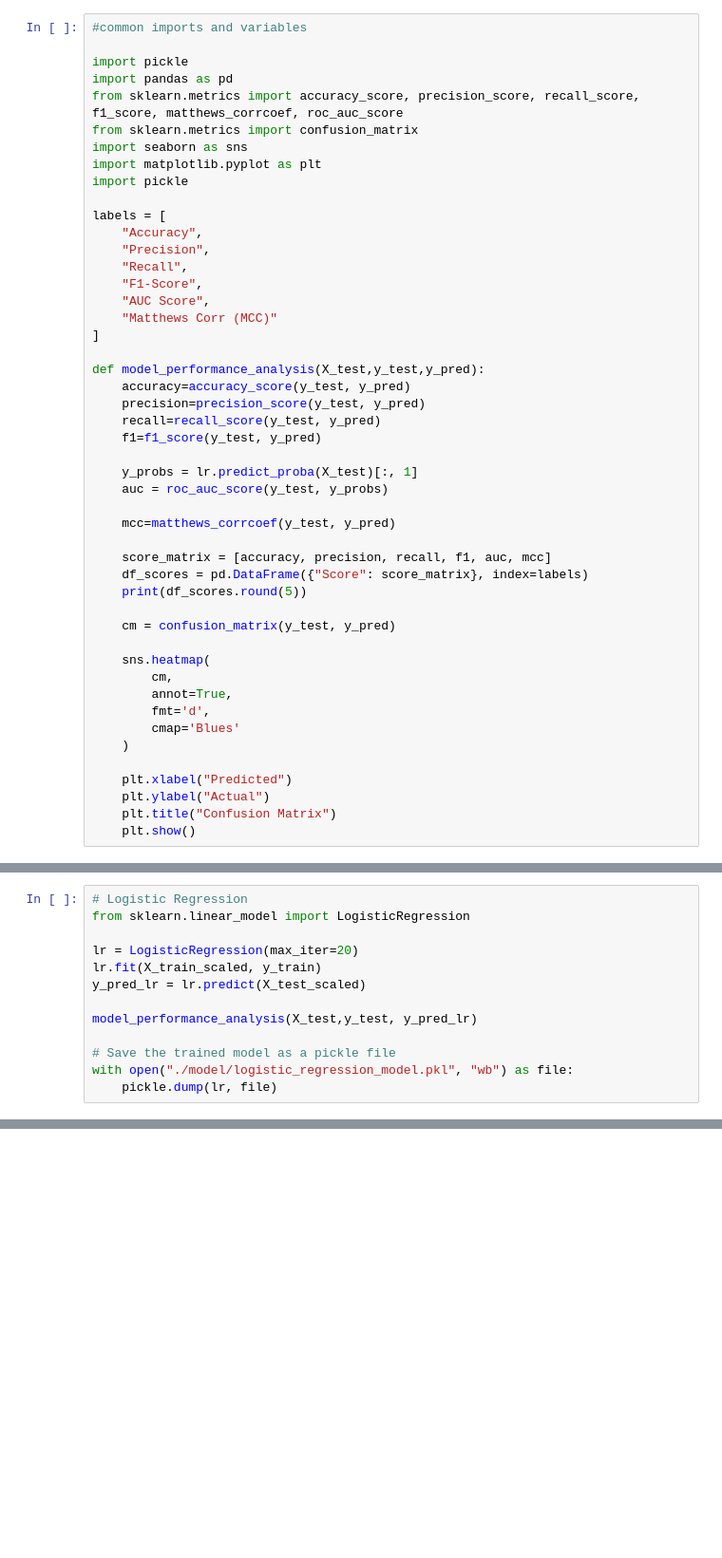
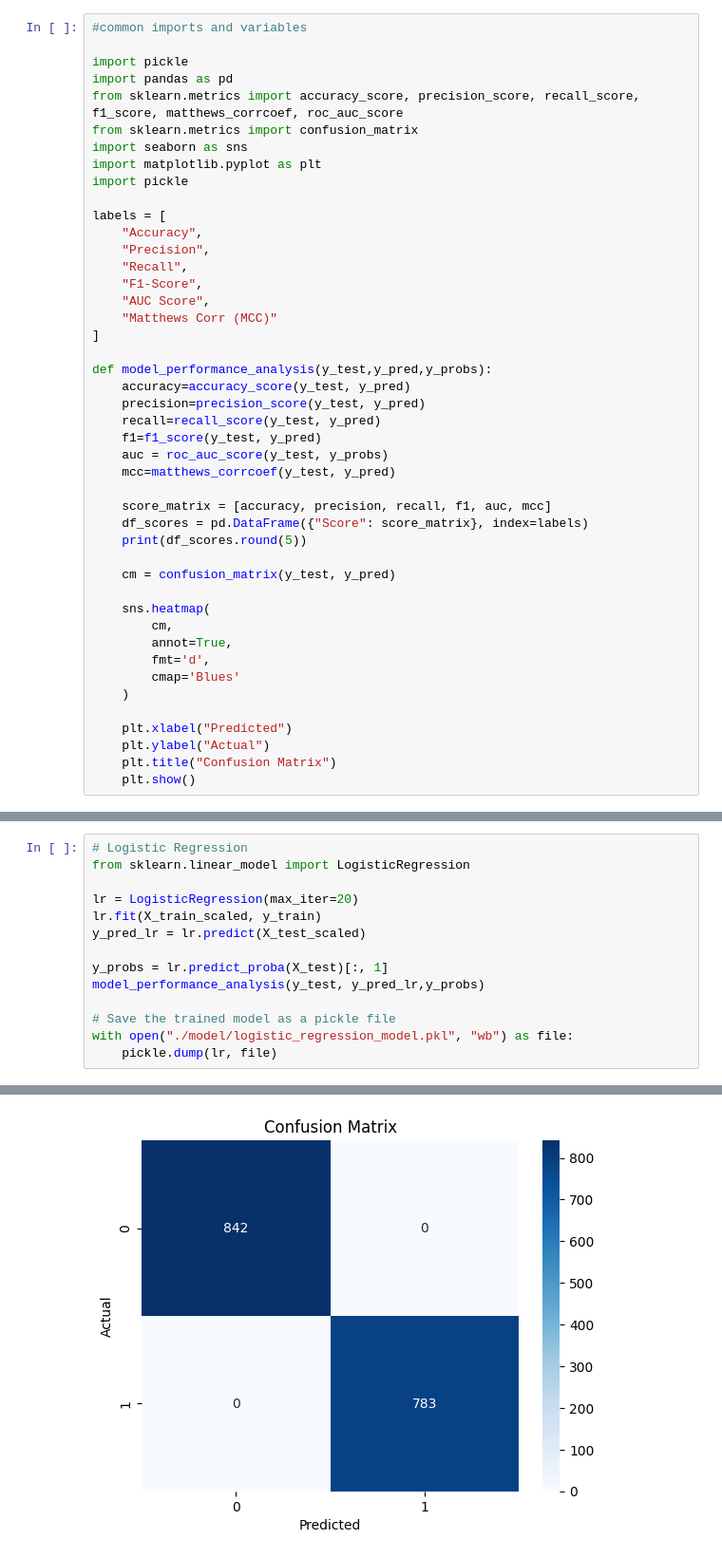
Before and after one commit to nileemahbits/2025ac05224_mushroom-classification, a Jupyter notebook: training_app.ipynb, the cells around one changed output, grey strips where cells are left out. Shown at 95% size. Drawn from its saved outputs; the diff is of its cells as text; blank space fills up the shorter version.

Commit message:
updated performance analysis code

```diff
--- a/training_app.ipynb
+++ b/training_app.ipynb
@@ -18,15 +18,12 @@ labels = [
     "Matthews Corr (MCC)"
 ]
 
-def model_performance_analysis(X_test,y_test,y_pred):
+def model_performance_analysis(y_test,y_pred,y_probs):
     accuracy=accuracy_score(y_test, y_pred)
     precision=precision_score(y_test, y_pred)
     recall=recall_score(y_test, y_pred)
     f1=f1_score(y_test, y_pred)
-
-    y_probs = lr.predict_proba(X_test)[:, 1]
     auc = roc_auc_score(y_test, y_probs)
-
     mcc=matthews_corrcoef(y_test, y_pred)
 
     score_matrix = [accuracy, precision, recall, f1, auc, mcc]
@@ -91,8 +86,10 @@ lr = LogisticRegression(max_iter=20)
 lr.fit(X_train_scaled, y_train)
 y_pred_lr = lr.predict(X_test_scaled)
 
-model_performance_analysis(X_test,y_test, y_pred_lr)
+y_probs = lr.predict_proba(X_test)[:, 1]
+model_performance_analysis(y_test, y_pred_lr,y_probs)
 
 # Save the trained model as a pickle file
 with open("./model/logistic_regression_model.pkl", "wb") as file:
     pickle.dump(lr, file)
+# %% [output]
@@ -99,3 +103,4 @@ with open("./model/logistic_regression_model.pkl", "wb") as file:
+[figure, added]
 # %%
 # kNN
 from sklearn.neighbors import KNeighborsClassifier
```
Also changed, not shown: parts of 6 cells of this notebook, 1 other file.
